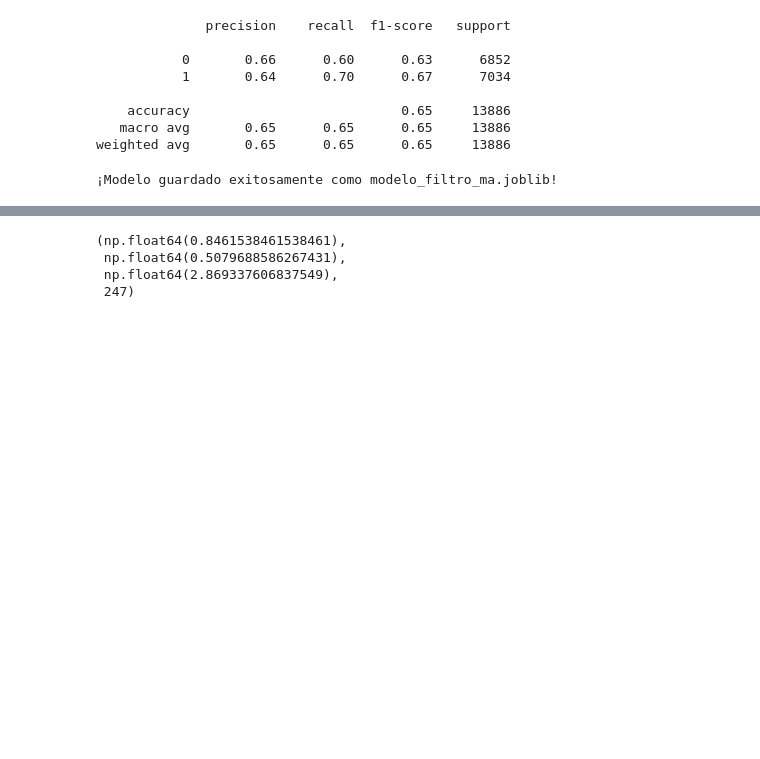
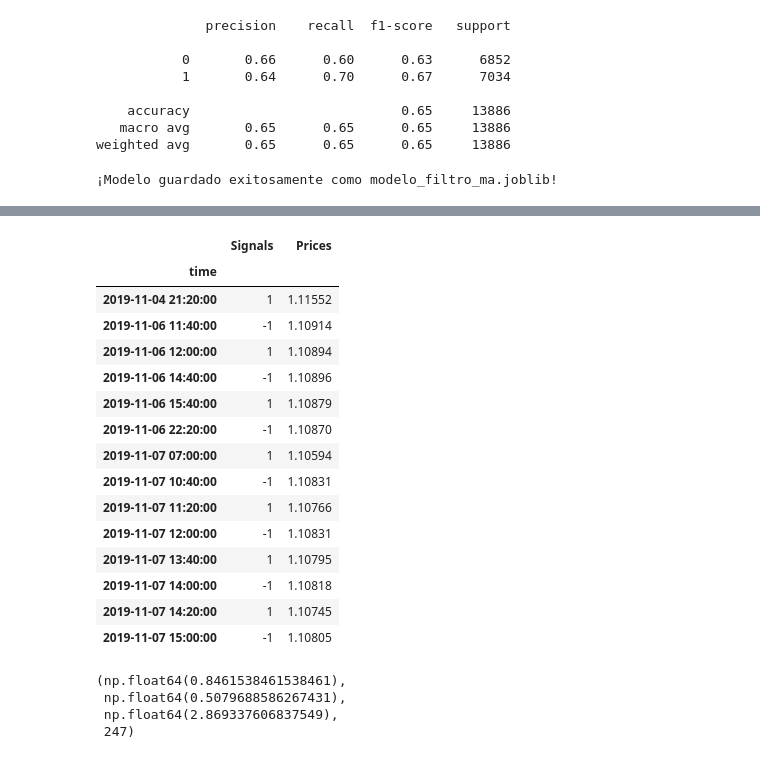
Before and after one commit to Angel-Arevalo/optimal-moving-average, a Jupyter notebook: Hallar ma estables.ipynb, the cells around one changed output, grey strips where cells are left out. Drawn from its saved outputs; the diff is of its cells as text; code cells hidden in the pictures; blank space fills up the shorter version.

```diff
--- a/Hallar ma estables.ipynb
+++ b/Hallar ma estables.ipynb
@@ -37,7 +37,7 @@ import pandas as pd
 
 ma_week = []
 
-with open("Data/Moving_average.txt", "r") as archivo:
+with open("Data/Moving_average_test.txt", "r") as archivo:
 
     for line in archivo:
         start = pd.Timestamp(line[:10])
@@ -182,3 +166,22 @@ backtest(signals_and_prices_c)
+# %%
+signals_and_prices_c
+# %% [output]
+|  | Signals | Prices |
+| time |  |  |
+| 2019-11-04 21:20:00 | 1 | 1.11552 |
+| 2019-11-06 11:40:00 | -1 | 1.10914 |
+| 2019-11-06 12:00:00 | 1 | 1.10894 |
+| 2019-11-06 14:40:00 | -1 | 1.10896 |
+| 2019-11-06 15:40:00 | 1 | 1.10879 |
+| 2019-11-06 22:20:00 | -1 | 1.10870 |
+| 2019-11-07 07:00:00 | 1 | 1.10594 |
+| 2019-11-07 10:40:00 | -1 | 1.10831 |
+| 2019-11-07 11:20:00 | 1 | 1.10766 |
+| 2019-11-07 12:00:00 | -1 | 1.10831 |
+| 2019-11-07 13:40:00 | 1 | 1.10795 |
+| 2019-11-07 14:00:00 | -1 | 1.10818 |
+| 2019-11-07 14:20:00 | 1 | 1.10745 |
+| 2019-11-07 15:00:00 | -1 | 1.10805 |
 # %%
 from train_network import filter_signals_with_ml
 
```
Also changed, not shown: parts of 6 cells of this notebook, 2 other files.
